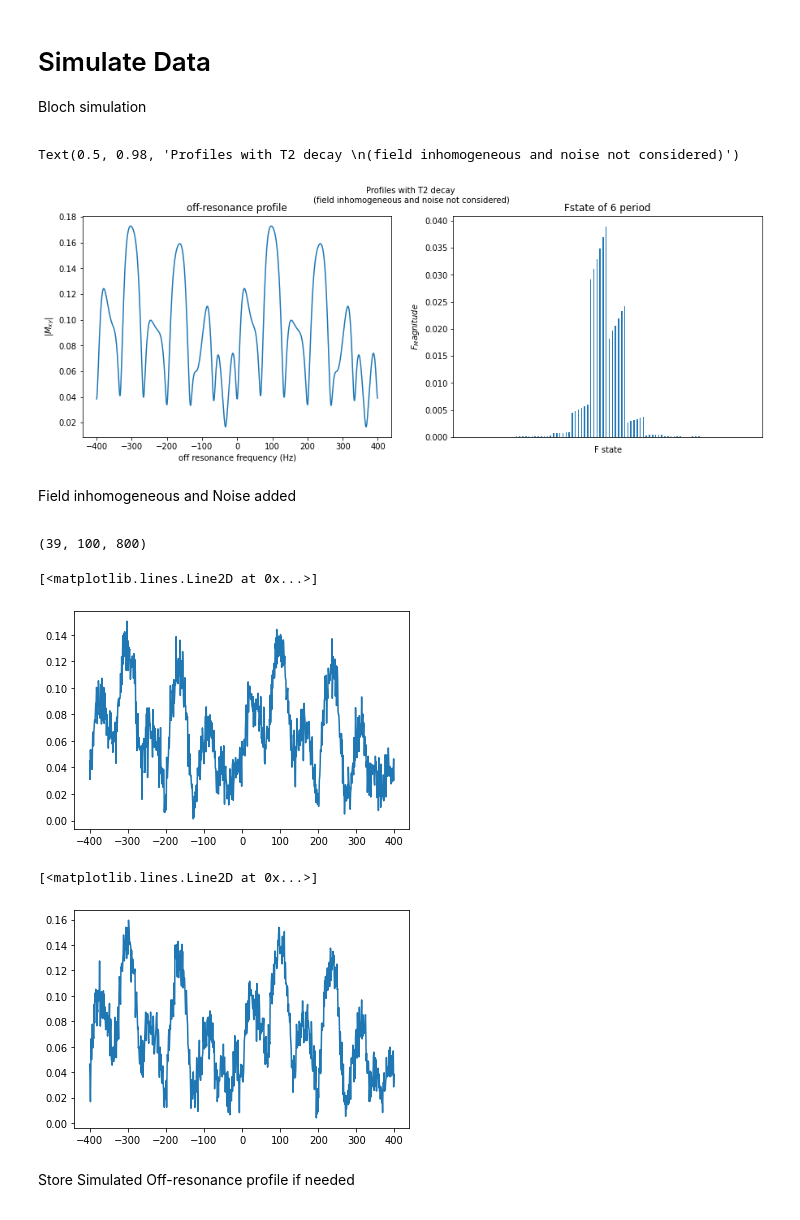
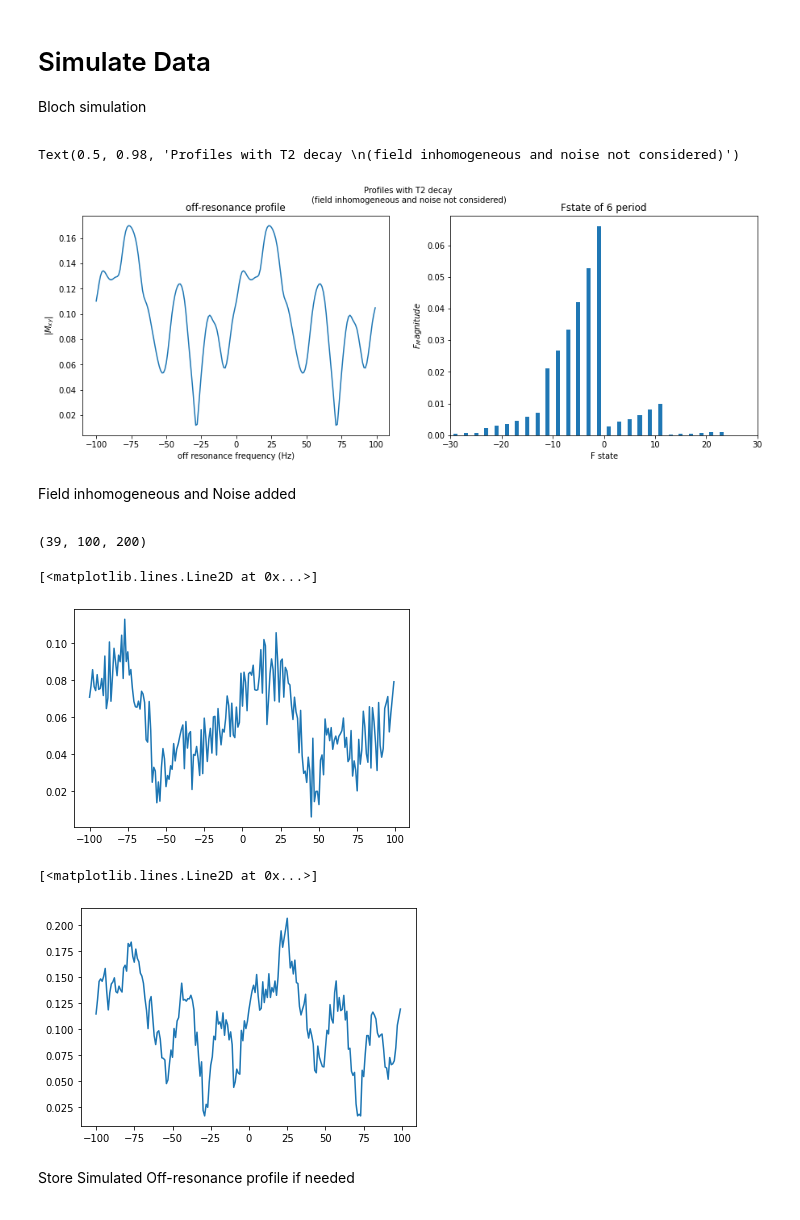
Before and after one commit to Yifei-Jin/Final_Year_Project, a Jupyter notebook: Code/Quadratic_Spoiling/6_Quadratic_spoiling_MonteCarloSimulation_v3.ipynb, the cells around one changed output. Drawn from its saved outputs; the diff is of its cells as text; code cells hidden in the pictures.

```diff
--- a/Code/Quadratic_Spoiling/6_Quadratic_spoiling_MonteCarloSimulation_v3.ipynb
+++ b/Code/Quadratic_Spoiling/6_Quadratic_spoiling_MonteCarloSimulation_v3.ipynb
@@ -325,7 +328,7 @@ def AddfieldInhomogeneous(M_transverse, TR, TE, T2prime, off_resonance_f):
 proton_density = 1.0
 T1 = 900e-3
 T2 = 44e-3
-TR = 2.5e-3
+TR = 10e-3
 TE = TR/2
 TRnum = 500
 # tip angle alpha 10
@@ -335,7 +338,7 @@ Period = 6
 #initial magnetisation
 M0 = np.asarray([[0],[0],[1]],dtype = float)
 #off resonance profile range
-off_res_max = 400
+off_res_max = int(1/TR)
 #Rep_num = off_res_max*2/(1/TR)
 
 dataAcquire = 1
@@ -345,7 +348,8 @@ dataAcquire = 1
 T2s_min = 13
 T2s_max = 53
 T2p = np.asarray([], dtype = float)
-
+# T2p = np.append(T2p, 1/((1000/13)-1/T2))
+# T2p = np.append(T2p, 1/((1000/53)-1/T2))
 for i in range (T2s_min, T2s_max):
     if ((i != (T2*1000)) and (i != 0)):
         T2p = np.append(T2p, 1/((1000/i)-1/T2))
@@ -362,14 +366,15 @@ M_transverse, off_resonance_f = basic_quadratic_RFspoiling_bSSFP(T1, T2, off_res
 # %%
 #No Noise, No field inhomogeneous
 #Simply Bloch simulation off-resonance profile and F-state profile
-offres_Fstate_Fig, axs = Offres_Fstate_plot(off_resonance_f, M_transverse, dataAcquire, Period, -100, 100)
-axs[1].set(xticklabels=[])
-axs[1].tick_params(bottom=False)
+offres_Fstate_Fig, axs = Offres_Fstate_plot(off_resonance_f, M_transverse, dataAcquire, Period, -30, 30)
+#axs[1].set(xticklabels=[])
+#axs[1].tick_params(bottom=False)
 offres_Fstate_Fig.suptitle("Profiles with T2 decay \n(field inhomogeneous and noise not considered)", fontsize=10)
+
 #offres_Fstate_Fig.savefig("./Figure/noise/12Period_NoNoise.jpg")
 # %% [output]
 Text(0.5, 0.98, 'Profiles with T2 decay \n(field inhomogeneous and noise not considered)')
-[figure, old version]
+[figure, new version]
 # %% [markdown]
 <p>Field inhomogeneous and Noise added<p/>
 # %%
@@ -378,19 +383,19 @@ Data, T2Star_GT = quadratic_RFspoiling_bSSFP (T1, T2, off_res_max, TR, TE, tip_a
 # %%
 np.shape(Data)
 # %% [output]
-(39, 100, 800)
+(39, 100, 200)
 # %%
 plt.plot(off_resonance_f,np.abs(Data[1,1,:]))
 #plt.savefig("./Figure/noise/off_res_profile_6Period_withNoise_"+ str(T2Star_GT[29])+".jpg")
 # %% [output]
 [<matplotlib.lines.Line2D at 0x...>]
-[figure, old version]
+[figure, new version]
 # %%
-plt.plot(off_resonance_f, np.abs(Data[4,2,:]))
+plt.plot(off_resonance_f, np.abs(Data[38,2,:]))
 #plt.savefig("./Figure/noise/off_res_profile_6Period_withNoise_"+ str(T2Star_GT[1])+".jpg")
 # %% [output]
 [<matplotlib.lines.Line2D at 0x...>]
-[figure, old version]
+[figure, new version]
 # %% [markdown]
 <p>Store Simulated Off-resonance profile if needed <p/>
 # %%
```
Also changed, not shown: parts of 4 cells of this notebook, 8 other files.
